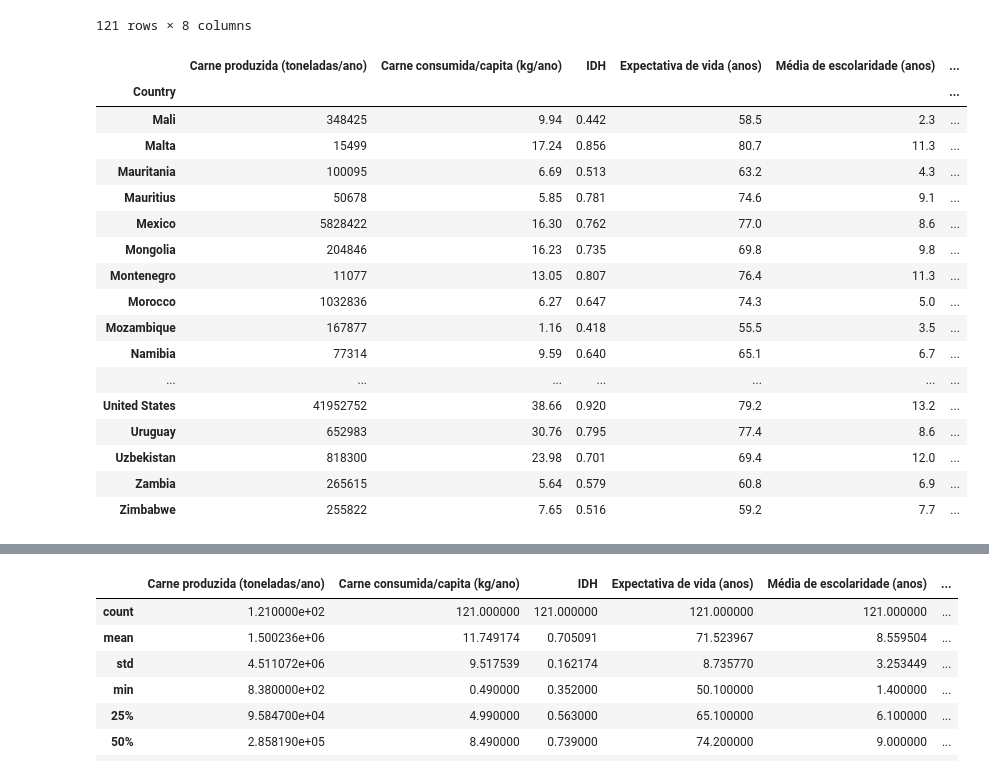
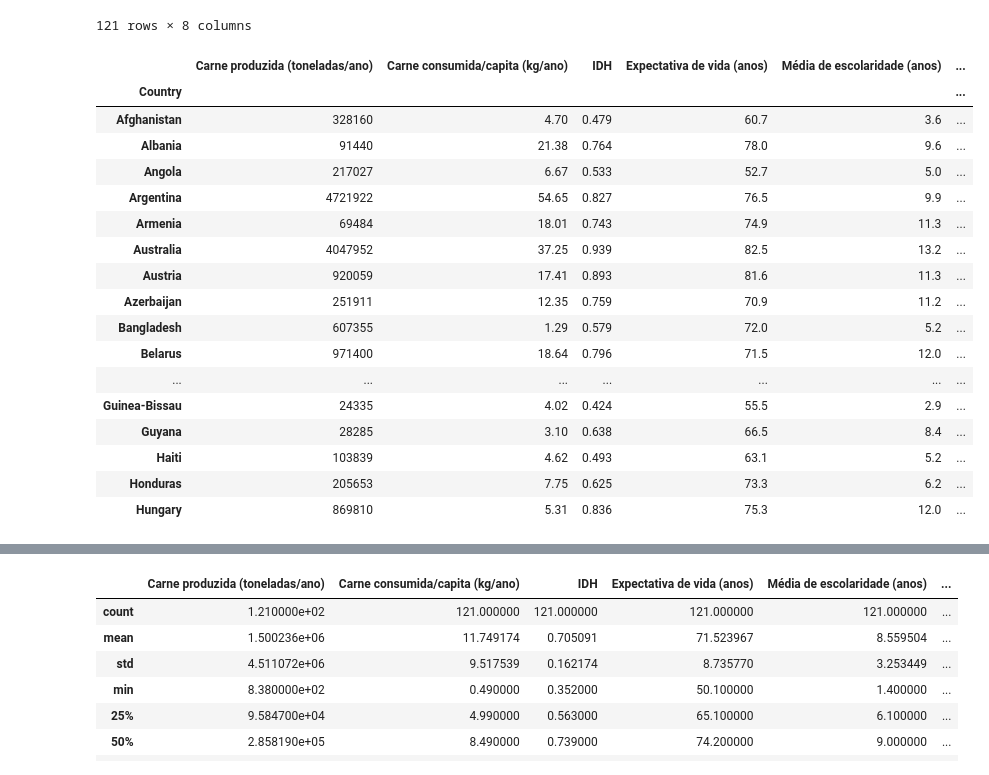
Before and after one commit to leofmandrade/Projeto-2-Cdados, a Jupyter notebook: Projeto 2 CDados.ipynb, the cells around one changed output, grey strips where cells are left out. Drawn from its saved outputs; the diff is of its cells as text; code cells hidden in the pictures.

```diff
--- a/Projeto 2 CDados.ipynb
+++ b/Projeto 2 CDados.ipynb
@@ -97,23 +102,23 @@ tabela_final = tabela_final.rename(columns={'Coefficient of human inequality' :
 tabela_final = tabela_final.rename(columns={'Desemprego em 2010' : 'Taxa de desemprego (%)'})
 tabela_final = tabela_final.rename(columns={'PIB em 2010' : 'PIB per capita (U$)'})
 # %%
-tabela_final.tail(50)
+tabela_final.head(50)
 # %% [output]
 |  | Carne produzida (toneladas/ano) | Carne consumida/capita (kg/ano) | IDH | Expectativa de vida (anos) | Média de escolaridade (anos) | ... |
 | Country |  |  |  |  |  | ... |
-| Mali | 348425 | 9.94 | 0.442 | 58.5 | 2.3 | ... |
-| Malta | 15499 | 17.24 | 0.856 | 80.7 | 11.3 | ... |
-| Mauritania | 100095 | 6.69 | 0.513 | 63.2 | 4.3 | ... |
-| Mauritius | 50678 | 5.85 | 0.781 | 74.6 | 9.1 | ... |
-| Mexico | 5828422 | 16.30 | 0.762 | 77.0 | 8.6 | ... |
-| Mongolia | 204846 | 16.23 | 0.735 | 69.8 | 9.8 | ... |
-| Montenegro | 11077 | 13.05 | 0.807 | 76.4 | 11.3 | ... |
-| Morocco | 1032836 | 6.27 | 0.647 | 74.3 | 5.0 | ... |
-| Mozambique | 167877 | 1.16 | 0.418 | 55.5 | 3.5 | ... |
-| Namibia | 77314 | 9.59 | 0.640 | 65.1 | 6.7 | ... |
+| Afghanistan | 328160 | 4.70 | 0.479 | 60.7 | 3.6 | ... |
+| Albania | 91440 | 21.38 | 0.764 | 78.0 | 9.6 | ... |
+| Angola | 217027 | 6.67 | 0.533 | 52.7 | 5.0 | ... |
+| Argentina | 4721922 | 54.65 | 0.827 | 76.5 | 9.9 | ... |
+| Armenia | 69484 | 18.01 | 0.743 | 74.9 | 11.3 | ... |
+| Australia | 4047952 | 37.25 | 0.939 | 82.5 | 13.2 | ... |
+| Austria | 920059 | 17.41 | 0.893 | 81.6 | 11.3 | ... |
+| Azerbaijan | 251911 | 12.35 | 0.759 | 70.9 | 11.2 | ... |
+| Bangladesh | 607355 | 1.29 | 0.579 | 72.0 | 5.2 | ... |
+| Belarus | 971400 | 18.64 | 0.796 | 71.5 | 12.0 | ... |
 | ... | ... | ... | ... | ... | ... | ... |
-| United States | 41952752 | 38.66 | 0.920 | 79.2 | 13.2 | ... |
-| Uruguay | 652983 | 30.76 | 0.795 | 77.4 | 8.6 | ... |
-| Uzbekistan | 818300 | 23.98 | 0.701 | 69.4 | 12.0 | ... |
-| Zambia | 265615 | 5.64 | 0.579 | 60.8 | 6.9 | ... |
-| Zimbabwe | 255822 | 7.65 | 0.516 | 59.2 | 7.7 | ... |
+| Guinea-Bissau | 24335 | 4.02 | 0.424 | 55.5 | 2.9 | ... |
+| Guyana | 28285 | 3.10 | 0.638 | 66.5 | 8.4 | ... |
+| Haiti | 103839 | 4.62 | 0.493 | 63.1 | 5.2 | ... |
+| Honduras | 205653 | 7.75 | 0.625 | 73.3 | 6.2 | ... |
+| Hungary | 869810 | 5.31 | 0.836 | 75.3 | 12.0 | ... |
```
Also changed, not shown: parts of 40 cells of this notebook.
